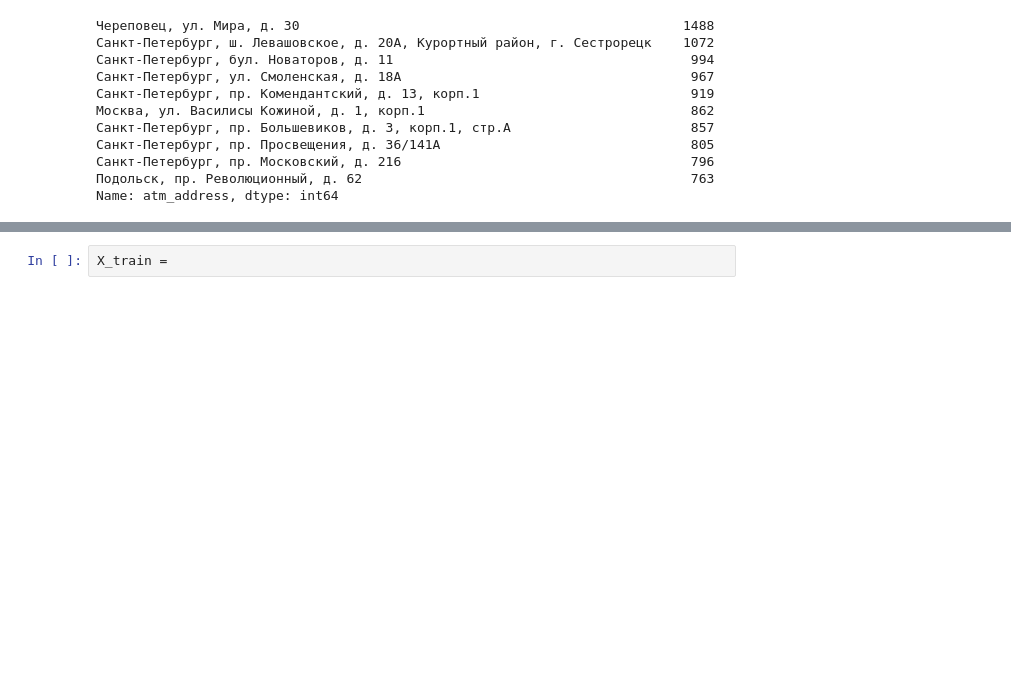
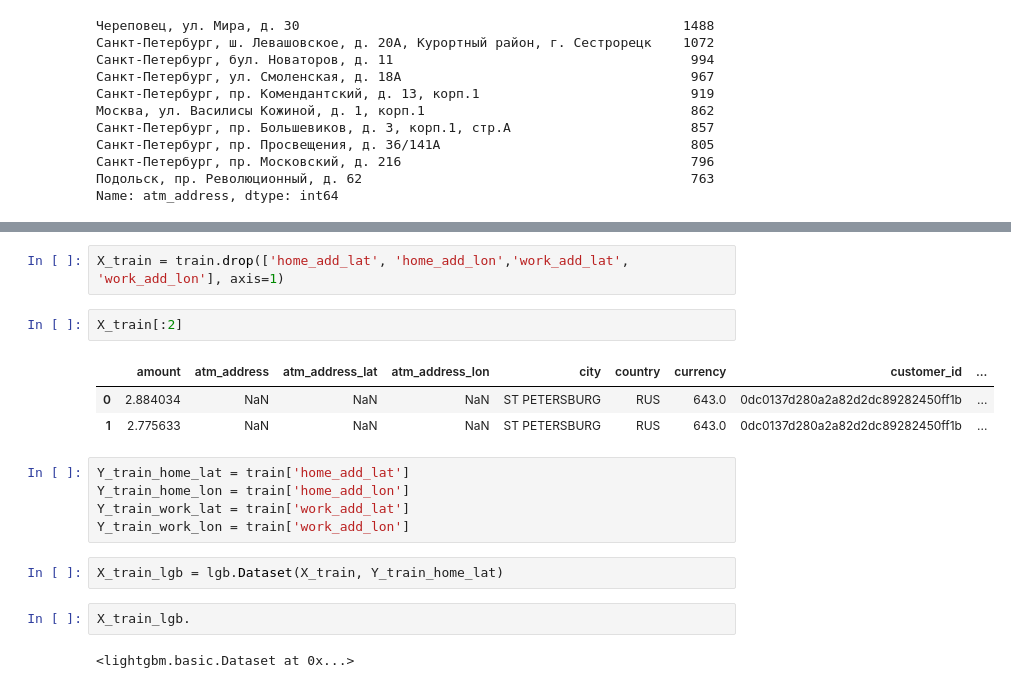
Before and after one commit to kanashov/Raiffeisen-Data-Cup, a Jupyter notebook: 1 Analyse.ipynb, the cells around one changed output, grey strips where cells are left out. Saved outputs shown, nothing was run; the diff lists cells and outputs as text; blank space fills up the shorter version.

```diff
--- a/Analyse.ipynb
+++ b/1 Analyse.ipynb
@@ -137,2 +143,19 @@ Name: atm_address, dtype: int64
+# %%
+X_train = train.drop(['home_add_lat', 'home_add_lon','work_add_lat', 'work_add_lon'], axis=1)
 # %%
-X_train =
+X_train[:2]
+# %% [output]
+|  | amount | atm_address | atm_address_lat | atm_address_lon | city | country | currency | customer_id | ... |
+| 0 | 2.884034 | NaN | NaN | NaN | ST PETERSBURG | RUS | 643.0 | 0dc0137d280a2a82d2dc89282450ff1b | ... |
+| 1 | 2.775633 | NaN | NaN | NaN | ST PETERSBURG | RUS | 643.0 | 0dc0137d280a2a82d2dc89282450ff1b | ... |
+# %%
+Y_train_home_lat = train['home_add_lat']
+Y_train_home_lon = train['home_add_lon']
+Y_train_work_lat = train['work_add_lat']
+Y_train_work_lon = train['work_add_lon']
+# %%
+X_train_lgb = lgb.Dataset(X_train, Y_train_home_lat)
+# %%
+X_train_lgb.
+# %% [output]
+<lightgbm.basic.Dataset at 0x...>
```
Also changed, not shown: parts of 43 cells of this notebook.
